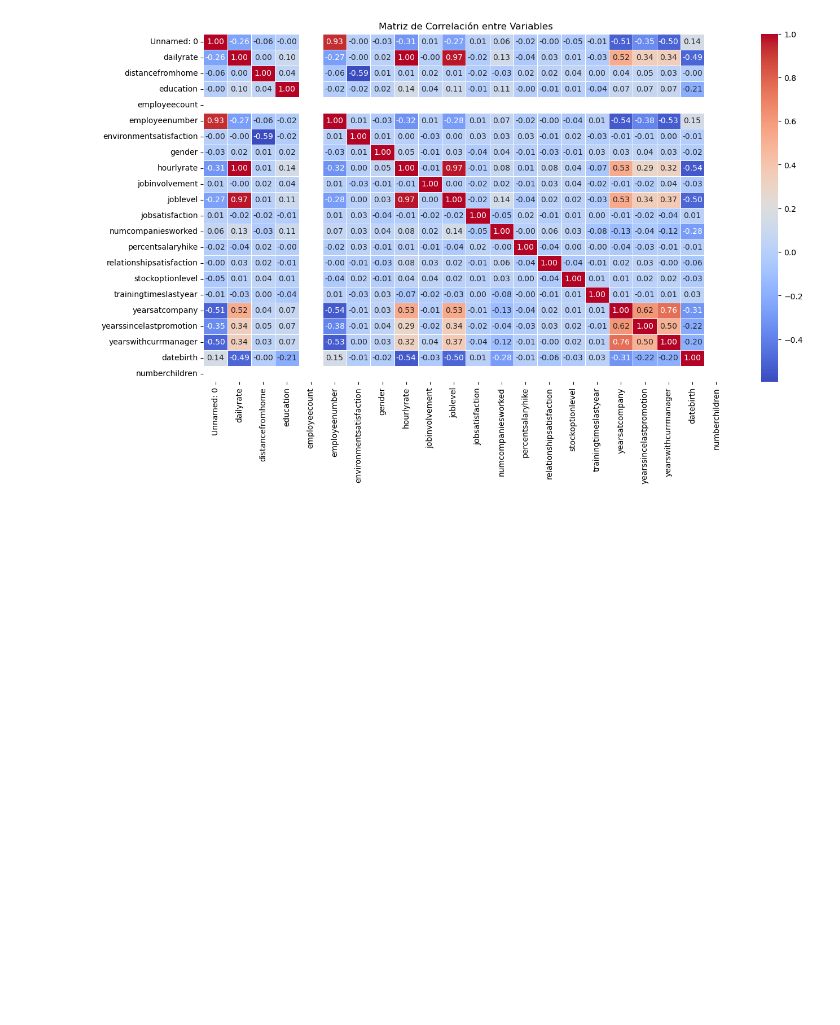
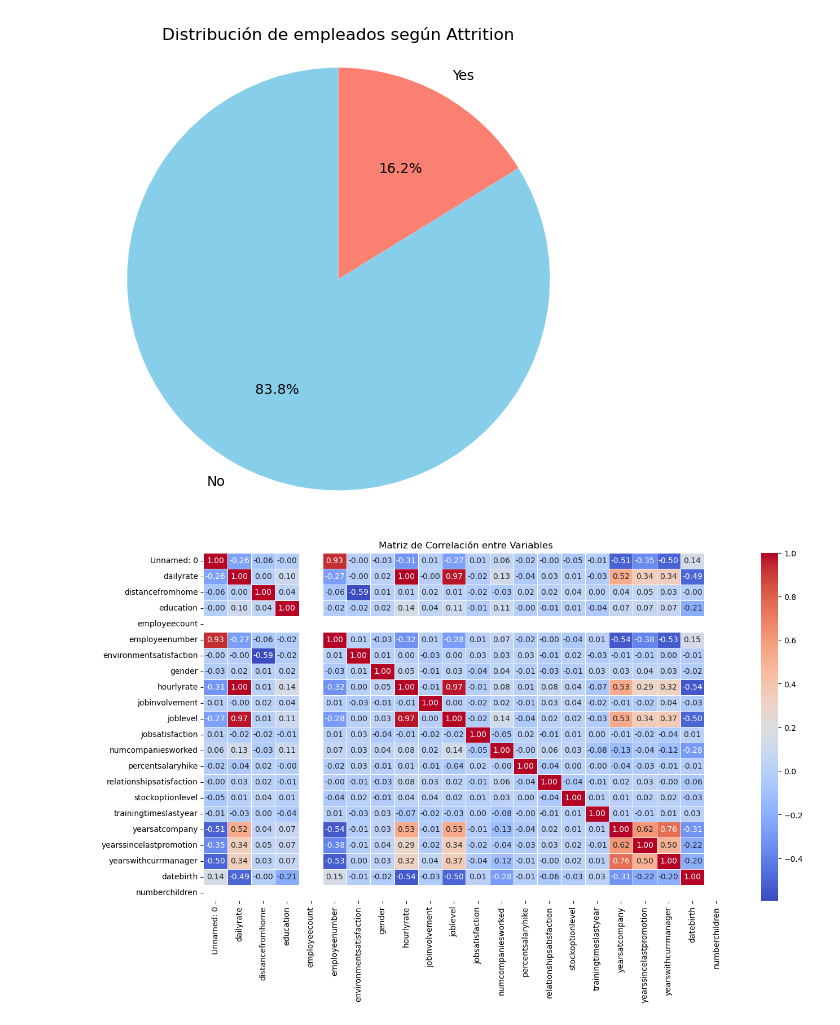
Before and after one commit to xcgrisales/project-da-promo-50-modulo-3-team-4, a Jupyter notebook: prueba_visualizacion.ipynb, the cells around one changed output. Cells and saved outputs as stored; diff of their text form; code cells hidden in the pictures; blank space fills up the shorter version.

```diff
--- a/prueba_visualizacion.ipynb
+++ b/prueba_visualizacion.ipynb
@@ -22,6 +22,17 @@ df.head()
 | 2 | 2 | 42 | No | travel_rarely | 1984.253968 | Research & Development | 4 | 2 | ... |
 | 3 | 3 | 47 | No | travel_rarely | 1771.404762 | NaN | 2 | 4 | ... |
 | 4 | 4 | 46 | No | NaN | 1582.771346 | NaN | 3 | 3 | ... |
+# %%
+conteo = df['attrition'].value_counts()
+
+
+plt.figure(figsize=(6, 6))
+plt.pie(conteo, labels=conteo.index, autopct='%1.1f%%', startangle=90, colors=['skyblue', 'salmon'])
+plt.title("Distribución de empleados según Attrition")
+plt.axis('equal')
+plt.show()
+# %% [output]
+[figure, added]
 # %%
 num_vars = df.select_dtypes(include=np.number).columns.tolist()
 correlation_matrix = df[num_vars].corr()
```
Also changed, not shown: parts of 19 cells of this notebook.
